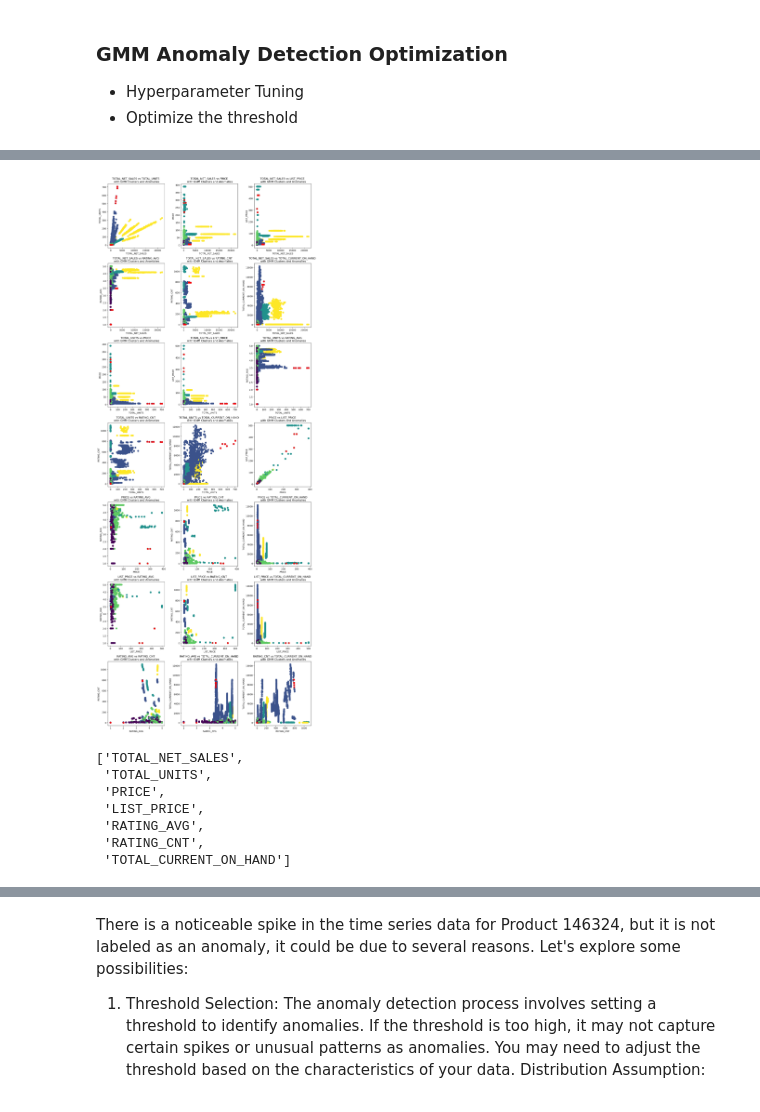
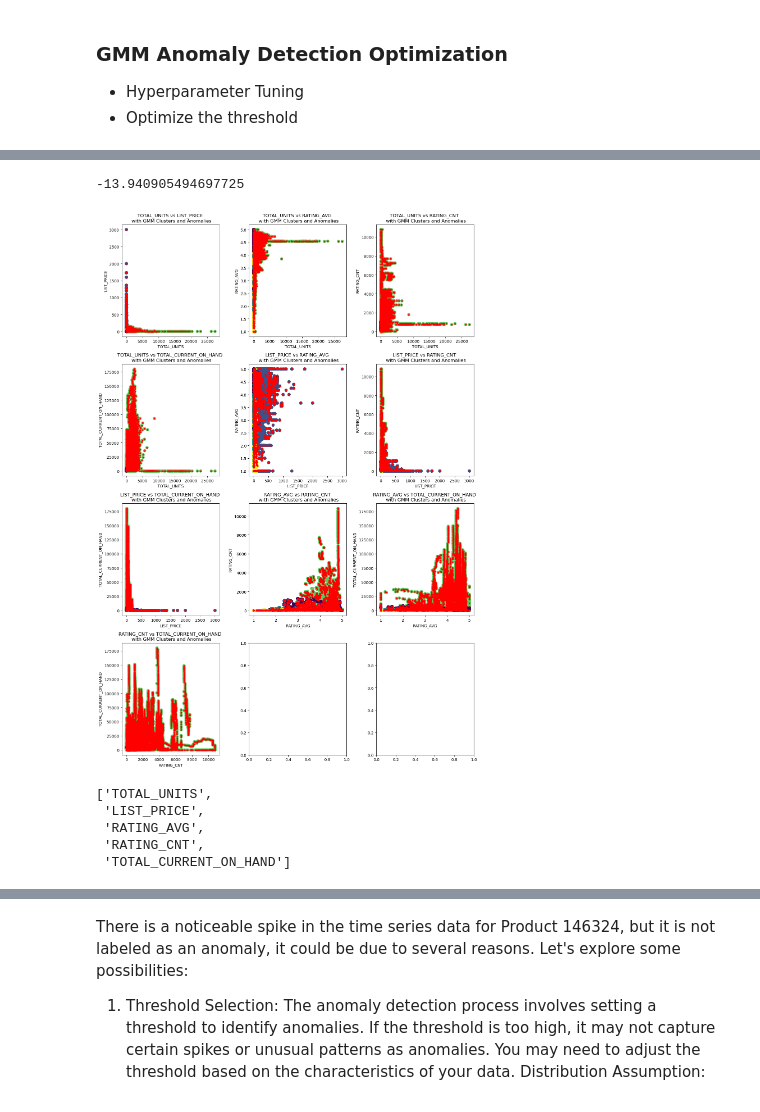
Before and after one commit to yli3-chwy/PulseGuard-Sales, a Jupyter notebook: notebooks/joint_wo_fc_error_GMM.ipynb, the cells around one changed output, grey strips where cells are left out. Drawn from its saved outputs; the diff is of its cells as text; code cells hidden in the pictures.

Commit message:
Update with new data.

```diff
--- a/notebooks/joint_wo_fc_error_GMM.ipynb
+++ b/notebooks/joint_wo_fc_error_GMM.ipynb
@@ -227,8 +201,8 @@ score = gmm.score_samples(data_for_anomaly_detection_standardized)
 # Save the score as a column
 data['score'] = score
 
-# Get the score threshold for anomaly
-pct_threshold = np.percentile(score, 5)
+# Get the score threshold for anomaly 1%
+pct_threshold = np.percentile(score, 1)
 
 # Print the score threshold
 print(f'The threshold of the score is {pct_threshold:.2f}')
@@ -264,4 +246,4 @@ data['anomaly_gmm_value'] = data['score'].apply(lambda x: 1 if x < value_thresho
 likelihoods = gmm.score_samples(data_for_anomaly_detection_standardized)
 
 # Set a threshold for anomaly detection (you may need to adjust this)
-threshold = -50  # Example threshold, adjust based on the distribution of likelihoods
+threshold = pct_threshold  # Example threshold, adjust based on the distribution of likelihoods
@@ -300,32 +284,3 @@ columns_for_anomaly_detection
  'RATING_AVG',
  'RATING_CNT',
  'TOTAL_CURRENT_ON_HAND']
-# %%
-from sklearn.mixture import GaussianMixture
-from sklearn.covariance import EllipticEnvelope
-
-# Assuming you have already fit the Gaussian Mixture Model (GMM) and computed likelihoods
-# (labels from GMM and likelihoods can be obtained using model.predict and model.score_samples)
-
-# Visualize the clusters with colorbar, different marker styles, and adjusted marker size
-scatter = plt.scatter(data['TOTAL_NET_SALES'], data['TOTAL_UNITS'], c=labels, cmap='viridis', marker='o', s=50)
-
-# Identify anomalies based on the threshold
-anomaly_mask = likelihoods < threshold
-anomalies = data[anomaly_mask]
-
-# Visualize anomalies with a different color and marker style
-plt.scatter(anomalies['TOTAL_NET_SALES'], anomalies['TOTAL_UNITS'], c='red', marker='X', s=50, label='Anomalies')
-
-# Add a colorbar
-cbar = plt.colorbar(scatter)
-cbar.set_label('Cluster Label')
-
-# Customize the plot
-plt.xlabel('TOTAL_NET_SALES')
-plt.ylabel('TOTAL_UNITS')
-plt.title('GMM Clusters with Anomalies')
-plt.legend()  # Show legend including the 'Anomalies' label
-
-# Show the plot
-plt.show()
@@ -334,3 +287,7 @@ plt.show()
+# %%
+threshold
+# %% [output]
+-13.940905494697725
 # %%
 from itertools import combinations
 
@@ -338,7 +295,13 @@ from itertools import combinations
 # (labels from GMM and likelihoods can be obtained using model.predict and model.score_samples)
 
 # Specify the columns for anomaly detection
-columns_for_anomaly_detection = ['TOTAL_NET_SALES', 'TOTAL_UNITS', 'PRICE', 'LIST_PRICE', 'RATING_AVG', 'RATING_CNT', 'TOTAL_CURRENT_ON_HAND']
+columns_for_anomaly_detection = [
+    'TOTAL_UNITS',
+    'LIST_PRICE',
+    'RATING_AVG',
+    'RATING_CNT',
+    'TOTAL_CURRENT_ON_HAND'
+]
 
 # Generate all combinations of columns
 column_combinations = list(combinations(columns_for_anomaly_detection, 2))
@@ -348,42 +311,40 @@ column_combinations = list(combinations(columns_for_anomaly_detection, 2))
 num_plots = len(column_combinations)
 num_cols = 3
 num_rows = -(-num_plots // num_cols)
 
 fig, axes = plt.subplots(num_rows, num_cols, figsize=(15, 5 * num_rows))
 
 # Flatten the axes for easy indexing
 axes = axes.flatten()
 
 # Iterate over column combinations
 for i, (col1, col2) in enumerate(column_combinations):
     scatter = axes[i].scatter(data[col1], data[col2], c=labels, cmap='viridis', marker='o', s=50)
     anomaly_mask = likelihoods < threshold
     anomalies = data[anomaly_mask]
-    axes[i].scatter(anomalies[col1], anomalies[col2], c='red', marker='X', s=50, label='Anomalies')
+    axes[i].scatter(anomalies[col1], anomalies[col2], c='red', marker='X', s=10, label='Anomalies')
     axes[i].set_xlabel(col1)
     axes[i].set_ylabel(col2)
     axes[i].set_title(f'{col1} vs {col2} \n with GMM Clusters and Anomalies')
 
 # # Add a colorbar
 # cbar = fig.colorbar(scatter, ax=axes)
 # cbar.set_label('Cluster Label')
 
 # Move the legend to the right of the plots
 fig.tight_layout(rect=[0, 0, 0.85, 1])  # Adjust the rect parameter to control the space for the legend
 fig.subplots_adjust(right=0.9)  # Adjust the right parameter to control the space for the legend
 
 # # Add a common legend outside the subplots
 # fig.legend(loc='center left', bbox_to_anchor=(1, 0.5), title='Legend')
 plt.show()
 # %% [output]
-[figure, old version]
+[figure, new version]
 # %%
 # Specify the columns for anomaly detection
-columns_for_anomaly_detection # = ['TOTAL_NET_SALES', 'TOTAL_UNITS', 'PRICE', 'LIST_PRICE', 'RATING_AVG', 'RATING_CNT', 'TOTAL_CURRENT_ON_HAND']
+columns_for_anomaly_detection
 # %% [output]
-['TOTAL_NET_SALES',
- 'TOTAL_UNITS',
- 'PRICE',
+['TOTAL_UNITS',
  'LIST_PRICE',
  'RATING_AVG',
  'RATING_CNT',
```
Also changed, not shown: parts of 30 cells of this notebook, 1 other file.
